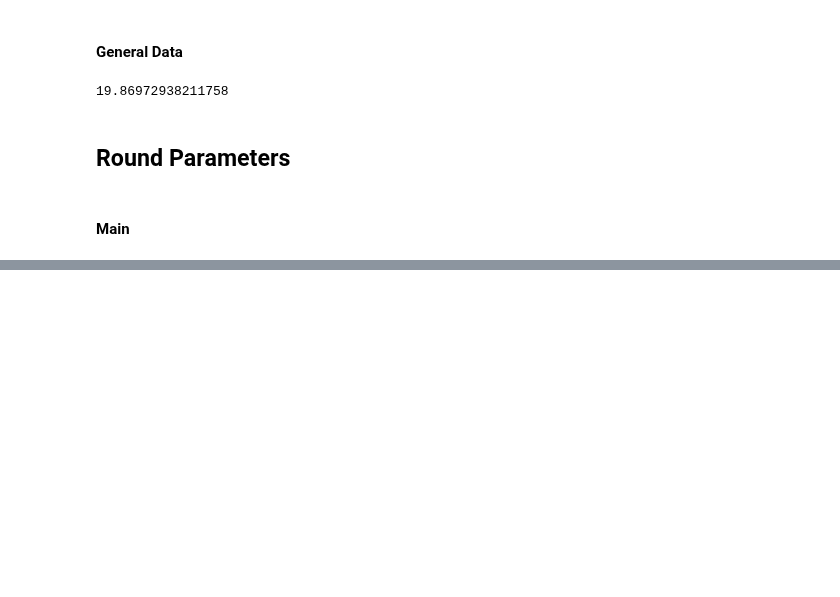
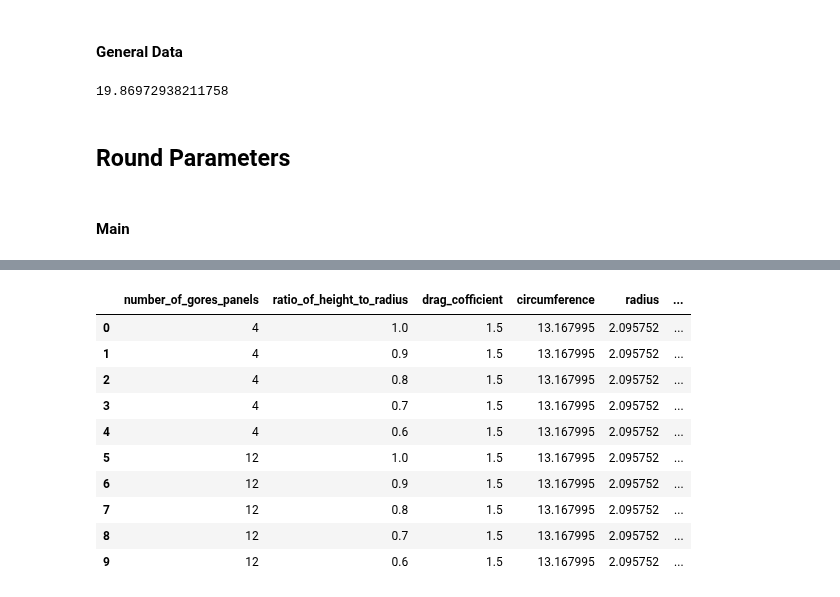
Before and after one commit to Iash5225/Python, a Jupyter notebook: notebooks/recovery_calcs.ipynb, the cells around one changed output, grey strips where cells are left out. Drawn from its saved outputs; the diff is of its cells as text; code cells hidden in the pictures; blank space fills up the shorter version.

```diff
--- a/notebooks/recovery_calcs.ipynb
+++ b/notebooks/recovery_calcs.ipynb
@@ -155,0 +199,18 @@ print(radius)
+# %%
+length_of_curve = ParaCalc.calc_length_of_curve(
+    radius=radius, semi_ellipsoid_depth=round_parameters_df['semi_ellipsoid_depth'],length_to_half_circumference_ratio=LENGTH_TO_HALF_CIRCUMFERENCE_RATIO)
+
+round_parameters_df['length_of_curve'] = length_of_curve
+display(round_parameters_df)
+# %% [output]
+|  | number_of_gores_panels | ratio_of_height_to_radius | drag_cofficient | circumference | radius | ... |
+| 0 | 4 | 1.0 | 1.5 | 13.167995 | 2.095752 | ... |
+| 1 | 4 | 0.9 | 1.5 | 13.167995 | 2.095752 | ... |
+| 2 | 4 | 0.8 | 1.5 | 13.167995 | 2.095752 | ... |
+| 3 | 4 | 0.7 | 1.5 | 13.167995 | 2.095752 | ... |
+| 4 | 4 | 0.6 | 1.5 | 13.167995 | 2.095752 | ... |
+| 5 | 12 | 1.0 | 1.5 | 13.167995 | 2.095752 | ... |
+| 6 | 12 | 0.9 | 1.5 | 13.167995 | 2.095752 | ... |
+| 7 | 12 | 0.8 | 1.5 | 13.167995 | 2.095752 | ... |
+| 8 | 12 | 0.7 | 1.5 | 13.167995 | 2.095752 | ... |
+| 9 | 12 | 0.6 | 1.5 | 13.167995 | 2.095752 | ... |
```
Also changed, not shown: parts of 9 cells of this notebook, 1 other file.
